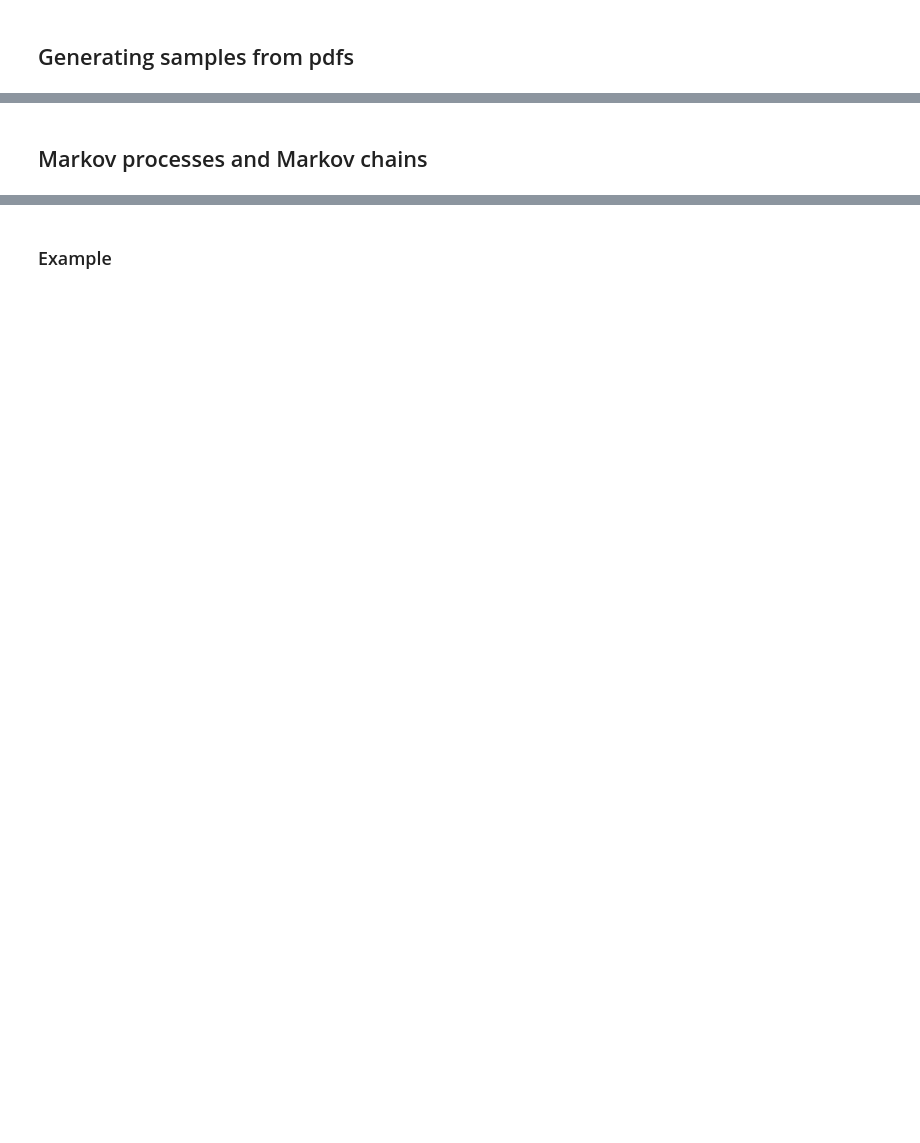
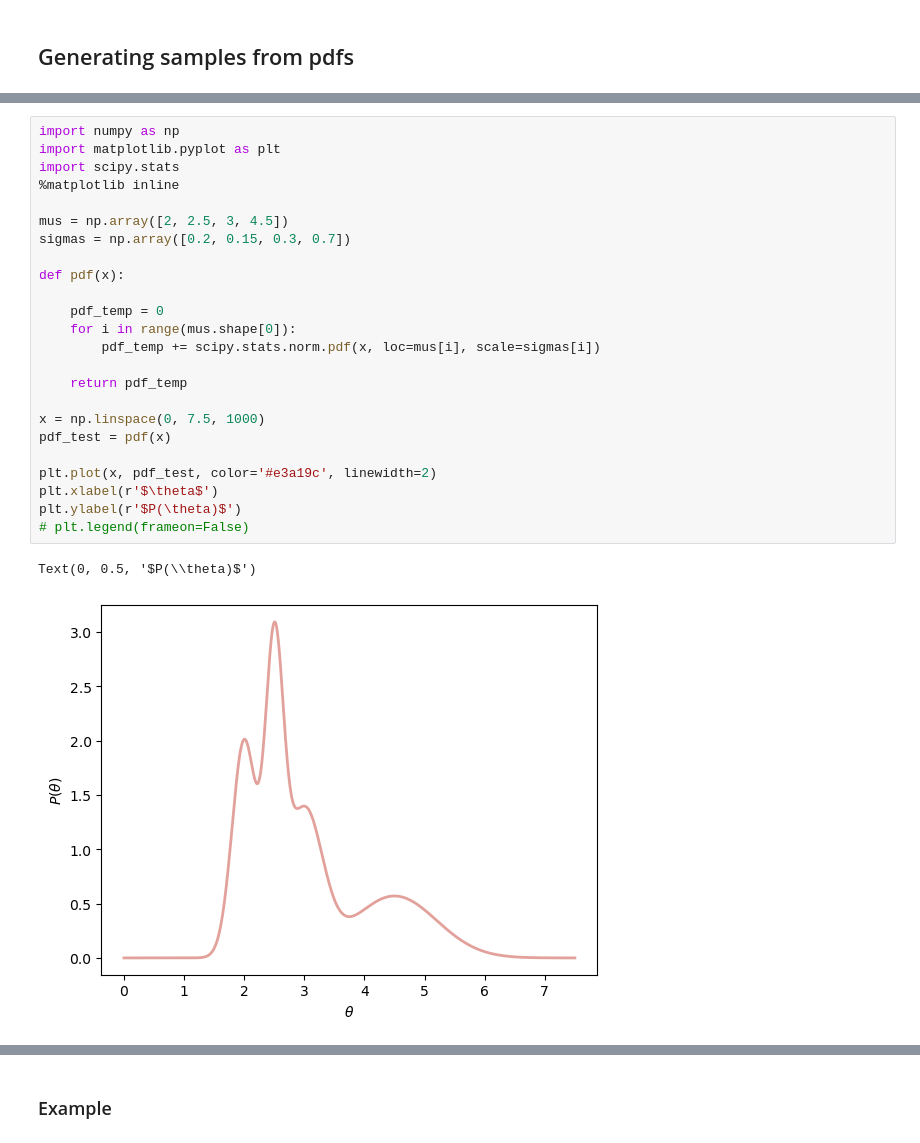
Before and after one commit to hou-physics/stat_methods_AIfA_2024_group_07, a Jupyter notebook: lecture_08/L08_MC-methods.ipynb, the cells around one changed output, grey strips where cells are left out. Drawn from its saved outputs; the diff is of its cells as text; blank space fills up the shorter version.

```diff
--- a/lecture_08/L08_MC-methods.ipynb
+++ b/lecture_08/L08_MC-methods.ipynb
@@ -59,2 +54,27 @@ Let us again assume that we have a normalized (!), one-dimensional pdf $P(\bolds
-# %% [markdown]
-## Markov processes and Markov chains
+# %%
+import numpy as np
+import matplotlib.pyplot as plt
+import scipy.stats
+%matplotlib inline
+
+mus = np.array([2, 2.5, 3, 4.5])
+sigmas = np.array([0.2, 0.15, 0.3, 0.7])
+
+def pdf(x):
+
+    pdf_temp = 0
+    for i in range(mus.shape[0]):
+        pdf_temp += scipy.stats.norm.pdf(x, loc=mus[i], scale=sigmas[i])
+
+    return pdf_temp
+
+x = np.linspace(0, 7.5, 1000)
+pdf_test = pdf(x)
+
+plt.plot(x, pdf_test, color='#e3a19c', linewidth=2)
+plt.xlabel(r'$\theta$')
+plt.ylabel(r'$P(\theta)$')
+# plt.legend(frameon=False)
+# %% [output]
+Text(0, 0.5, '$P(\\theta)$')
+[figure, added]
```
Also changed, not shown: parts of 14 cells of this notebook.
